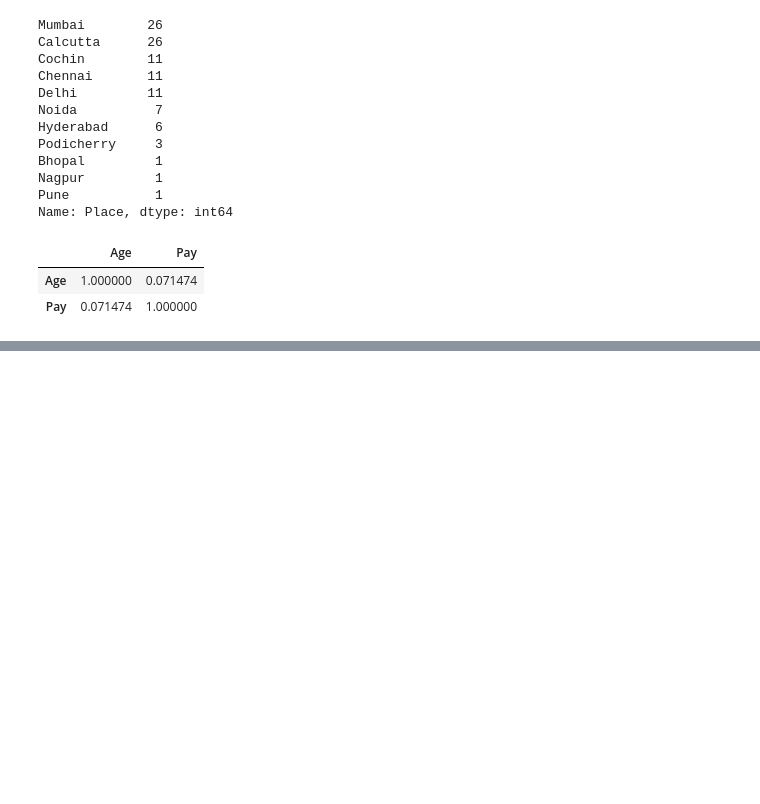
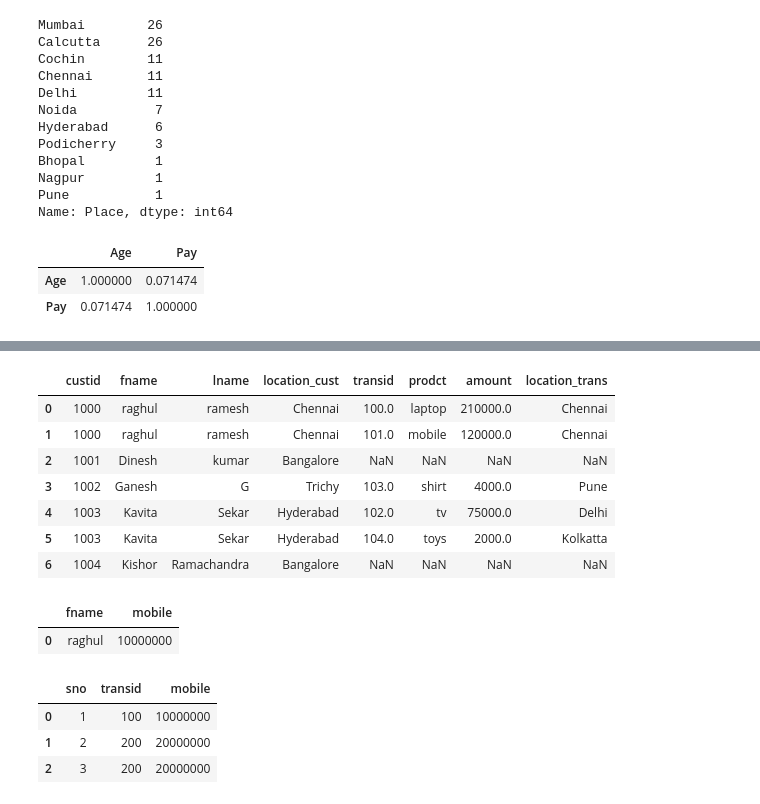
Before and after one commit to RaghulRameshTrainer/VMware_Python, a Jupyter notebook: pandas.ipynb, the cells around one changed output, grey strips where cells are left out. Cells and saved outputs as stored; diff of their text form; code cells hidden in the pictures; blank space fills up the shorter version.

```diff
--- a/pandas.ipynb
+++ b/pandas.ipynb
@@ -437,3 +438,5 @@ df.drop(columns=['Age'])
 | 143 | TCS | 9024.0 | Calcutta | Junior | High Paid | 18048.0 | 10828.8 | TCS-Calcutta | 132.000000 |
 # %%
 df.to_csv(r"D:\Users\rkandasamy\Documents\VMware\Company_edited.csv",index=False)
+# %%
+df1=pd.read_csv('customer.txt',sep=",",index_col=0)
@@ -439,0 +453,2 @@ df.to_csv(r"D:\Users\rkandasamy\Documents\VMware\Company_edited.csv",index=False
+# %%
+df2=pd.read_csv('transactions.txt',sep=",")
@@ -439,0 +457,23 @@ df.to_csv(r"D:\Users\rkandasamy\Documents\VMware\Company_edited.csv",index=False
+# %%
+df1.merge(df2,on="custid",how="outer",suffixes=('_cust','_trans'))
+# %% [output]
+|  | custid | fname | lname | location_cust | transid | prodct | amount | location_trans |
+| 0 | 1000 | raghul | ramesh | Chennai | 100.0 | laptop | 210000.0 | Chennai |
+| 1 | 1000 | raghul | ramesh | Chennai | 101.0 | mobile | 120000.0 | Chennai |
+| 2 | 1001 | Dinesh | kumar | Bangalore | NaN | NaN | NaN | NaN |
+| 3 | 1002 | Ganesh | G | Trichy | 103.0 | shirt | 4000.0 | Pune |
+| 4 | 1003 | Kavita | Sekar | Hyderabad | 102.0 | tv | 75000.0 | Delhi |
+| 5 | 1003 | Kavita | Sekar | Hyderabad | 104.0 | toys | 2000.0 | Kolkatta |
+| 6 | 1004 | Kishor | Ramachandra | Bangalore | NaN | NaN | NaN | NaN |
+# %%
+pd.merge(pd.merge(df1,df2,on="custid"),df3,on="transid")[['fname','mobile']]
+# %% [output]
+|  | fname | mobile |
+| 0 | raghul | 10000000 |
+# %%
+df3
+# %% [output]
+|  | sno | transid | mobile |
+| 0 | 1 | 100 | 10000000 |
+| 1 | 2 | 200 | 20000000 |
+| 2 | 3 | 200 | 20000000 |
```
Also changed, not shown: parts of 5 cells of this notebook.
